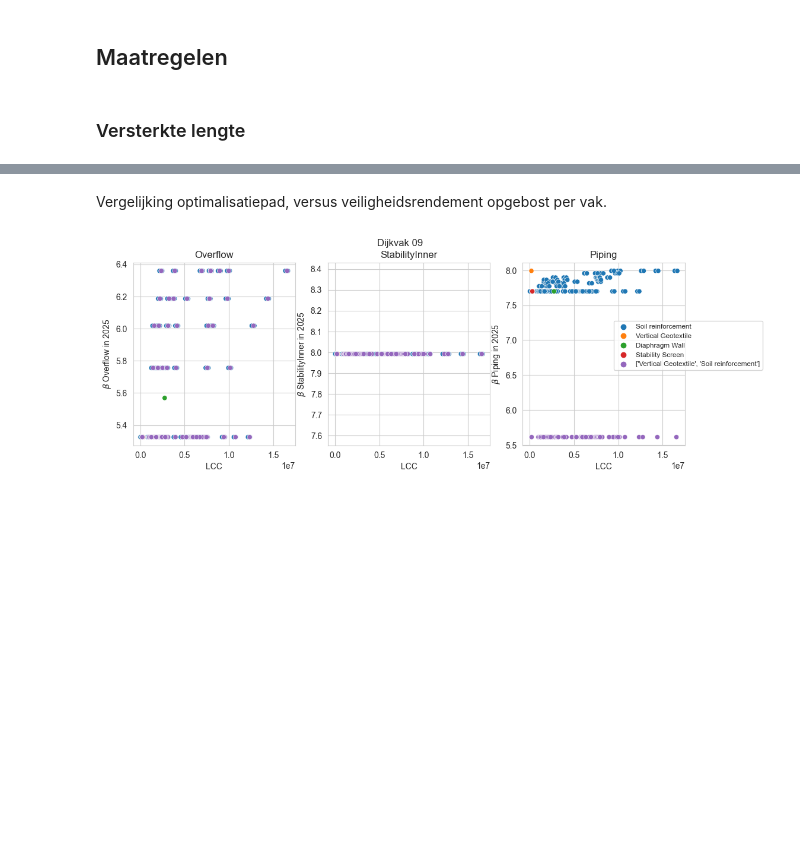
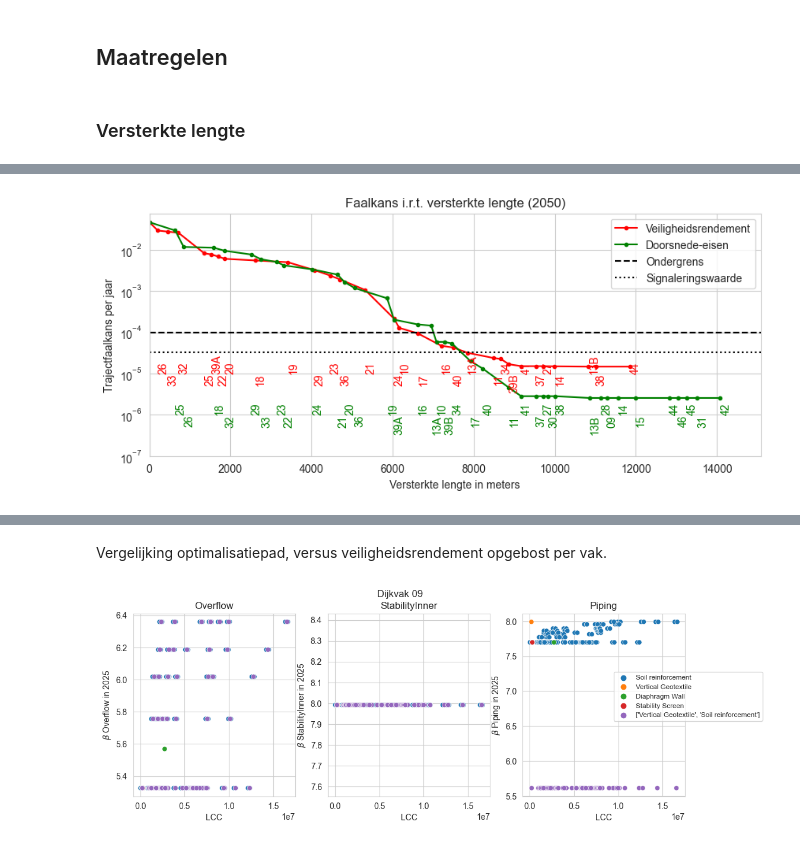
Before and after one commit to Deltares/VRSuiteUtils, a Jupyter notebook: postprocessing/Analyse 16-1.ipynb, the cells around one changed output, grey strips where cells are left out. Drawn from its saved outputs; the diff is of its cells as text; code cells hidden in the pictures; blank space fills up the shorter version.

Commit message:
chore: bugfixes for sections without measures

```diff
--- a/postprocessing/Analyse 16-1.ipynb
+++ b/postprocessing/Analyse 16-1.ipynb
@@ -9,14 +9,16 @@ import seaborn as sns
 import contextily as ctx
 import copy
 from scipy.stats import norm
-from plot_functions import plot_vakindeling, plot_assessment_betas, plot_assessment_probabilities
-from load_output import read_assessment_betas
+from plot_functions import plot_vakindeling, plot_assessment_betas, plot_assessment_probabilities, plot_pf_length_cost
+from load_output import read_assessment_betas, get_traject_prob_development
+sns.set_style('whitegrid')
 # %%
-shape_dir = Path(r'n:\Projects\11208000\11208392\C. Report - advise\Gegevens 16-1')
+shape_dir = Path(r'c:\Users\klerk_wj\OneDrive - Stichting Deltares\00_Projecten\11_VR_Prioritering WSRL\Berekening 16-1')
 results_dir = shape_dir.joinpath('rerun')
 run = 'results'
 # shapefile = gpd.read_file(shape_dir.joinpath('00_data_workflow','intermediate','Vakindeling_Veiligheidsrendement.shp'))
-shapefile = gpd.read_file(shape_dir.joinpath('intermediate','Vakindeling_Veiligheidsrendement.shp'))
+# shapefile = gpd.read_file(shape_dir.joinpath('intermediate','Vakindeling_Veiligheidsrendement.shp'))
+shapefile = gpd.read_file(shape_dir.joinpath('vakindeling_traject16_1.shp'))
 
 shapefile.crs='EPSG:28992'
 shapefile = shapefile.to_crs(epsg=3857)
@@ -246,0 +124,33 @@ plt.savefig(results_dir.joinpath(run,'extra_resultaten','kosten vs beta in {}.pn
+# %%
+initial_beta = InitialAssessmentBetas.loc[InitialAssessmentBetas.mechanism!='Section'].set_index(['name','mechanism']).drop(columns=['Length'])
+section_lengths = InitialAssessmentBetas.loc[InitialAssessmentBetas.mechanism=='Section'].set_index('name')['Length']
+vr = {}
+
+#optimale maatregelen
+vr['optimal_measures'] = pd.read_csv(results_dir.joinpath(run,'TakenMeasures_Optimal_Veiligheidsrendement.csv'),index_col=2)
+#maatregelvolgorde, optie 1: eerste investering als eerste
+vr['taken_measures'] = pd.read_csv(results_dir.joinpath(run,'TakenMeasures_Veiligheidsrendement.csv'),index_col=0)
+vr['section_order'], vr['traject_probs'] = get_traject_prob_development(vr['optimal_measures'],
+                                                                  vr['taken_measures'],
+                                                                  initial_beta,
+                                                                  option_dir = results_dir.joinpath(run))
+
+dsn = {}
+#optimale maatregelen referentie
+dsn['optimal_measures'] = pd.read_csv(results_dir.joinpath(run,'FinalMeasures_Doorsnede-eisen.csv'),index_col=2)
+#maatregelvolgorde, optie 1: eerste investering als eerste
+dsn['taken_measures'] = pd.read_csv(results_dir.joinpath(run,'TakenMeasures_Doorsnede-eisen.csv'),index_col=0)
+dsn['section_order'], dsn['traject_probs'] = get_traject_prob_development(dsn['optimal_measures'],
+                                                                    dsn['taken_measures'] ,
+                                                                    initial_beta,
+                                                                    option_dir = results_dir.joinpath(run),
+                                                                    calc_type='Doorsnede-eisen')
+# %%
+plot_pf_length_cost(vr, dsn,
+                            initial_beta, shapefile,
+                            results_dir.joinpath(run,'extra_resultaten'),
+                            section_lengths,
+                            mode= 'Length',
+                            year = 2050)
+# %% [output]
+[figure, added]
```
Also changed, not shown: parts of 11 cells of this notebook, 1 other file.
